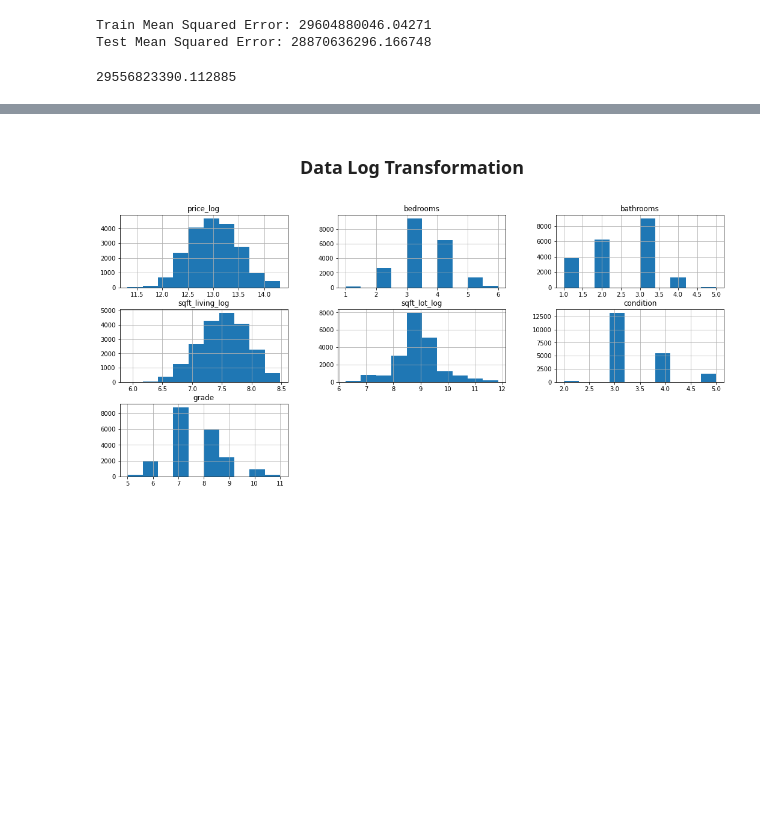
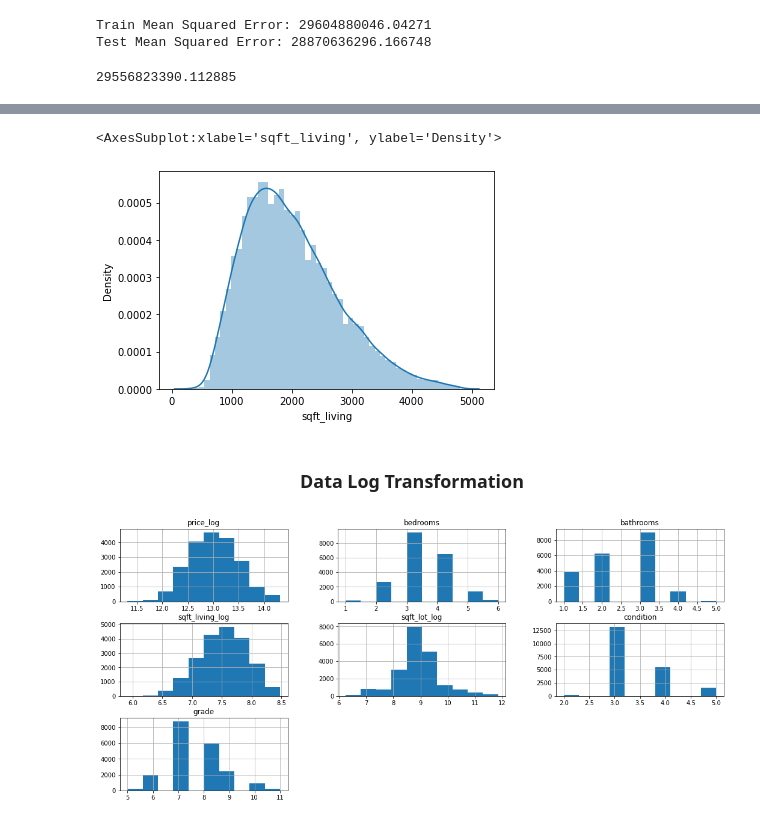
Before and after one commit to ChrisFreyre/dsc-phase-2-project, a Jupyter notebook: data/King County Housing Analysis.ipynb, the cells around one changed output, grey strips where cells are left out. Cells and saved outputs as stored; diff of their text form; code cells hidden in the pictures; blank space fills up the shorter version.

```diff
--- a/data/King County Housing Analysis.ipynb
+++ b/data/King County Housing Analysis.ipynb
@@ -810,3 +811,9 @@ df_dummies.hist(column= ['price', 'sqft_living'] ,figsize=(8,3), edgecolor = 'bl
+# %%
+# PLOTING SQFT_LIVING
+sns.distplot(df_dummies['sqft_living'])
+# %% [output]
+<AxesSubplot:xlabel='sqft_living', ylabel='Density'>
+[figure, added]
 # %% [markdown]
 <h3 align=center>Data Log Transformation</h3>
 # %%
```
Also changed, not shown: parts of 7 cells of this notebook, 7 other files.
